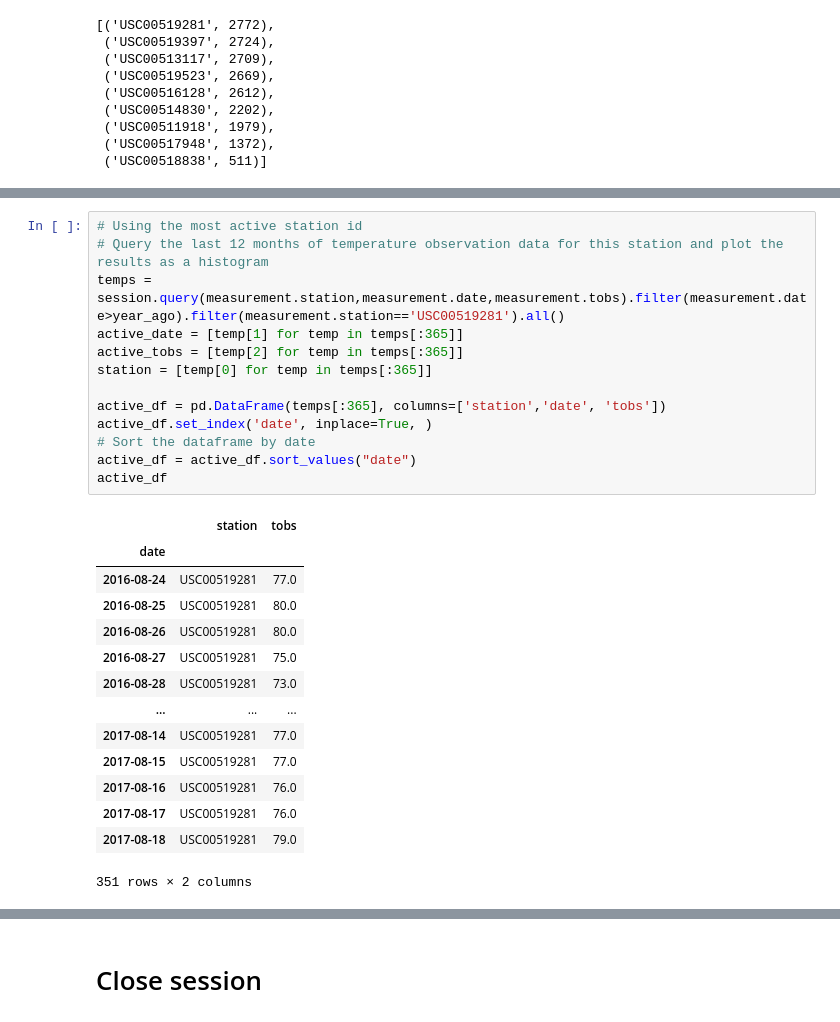
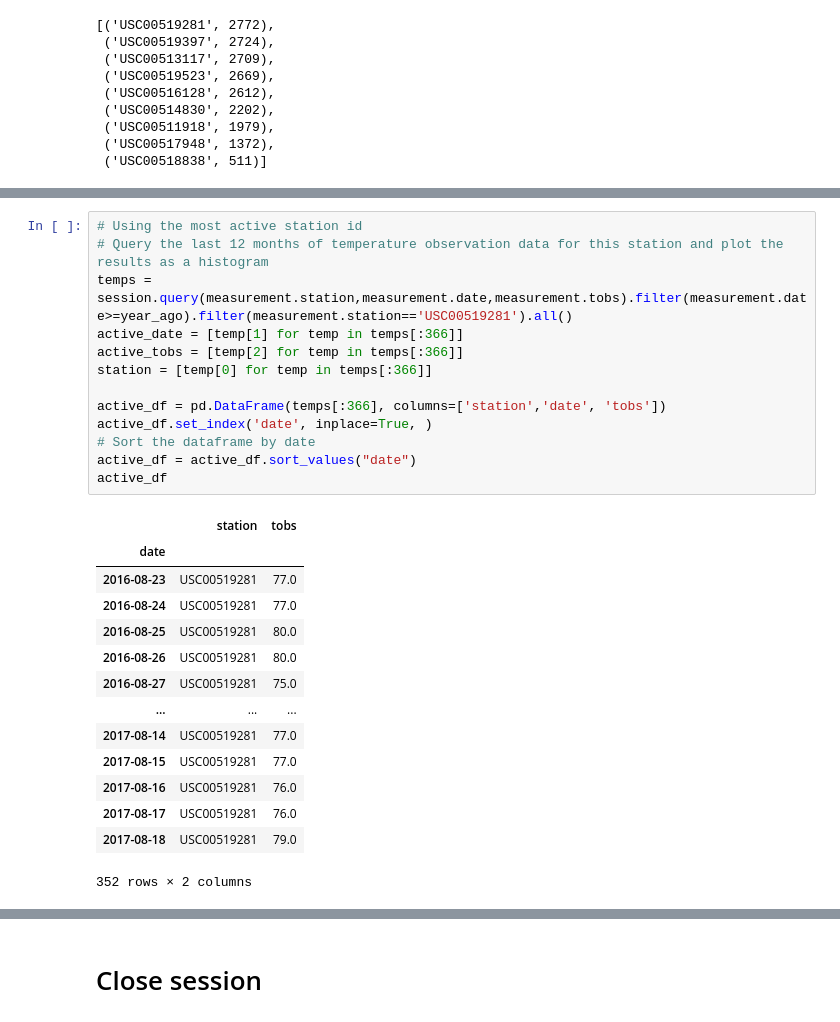
Before and after one commit to RichKirsch80/Weather-Station-Flask-and-SQLAlchemy, a Jupyter notebook: climate_starter.ipynb, the cells around one changed output, grey strips where cells are left out. Saved outputs shown, nothing was run; the diff lists cells and outputs as text.

```diff
--- a/climate_starter.ipynb
+++ b/climate_starter.ipynb
@@ -125,28 +117,28 @@ session.query(measurement.station,func.min(measurement.tobs),func.max(measuremen
 # %%
 # Using the most active station id
 # Query the last 12 months of temperature observation data for this station and plot the results as a histogram
-temps = session.query(measurement.station,measurement.date,measurement.tobs).filter(measurement.date>year_ago).filter(measurement.station=='USC00519281').all()
-active_date = [temp[1] for temp in temps[:365]]
-active_tobs = [temp[2] for temp in temps[:365]]
-station = [temp[0] for temp in temps[:365]]
+temps = session.query(measurement.station,measurement.date,measurement.tobs).filter(measurement.date>=year_ago).filter(measurement.station=='USC00519281').all()
+active_date = [temp[1] for temp in temps[:366]]
+active_tobs = [temp[2] for temp in temps[:366]]
+station = [temp[0] for temp in temps[:366]]
 
-active_df = pd.DataFrame(temps[:365], columns=['station','date', 'tobs'])
+active_df = pd.DataFrame(temps[:366], columns=['station','date', 'tobs'])
 active_df.set_index('date', inplace=True, )
 # Sort the dataframe by date
 active_df = active_df.sort_values("date")
 active_df
 # %% [output]
 |  | station | tobs |
 | date |  |  |
+| 2016-08-23 | USC00519281 | 77.0 |
 | 2016-08-24 | USC00519281 | 77.0 |
 | 2016-08-25 | USC00519281 | 80.0 |
 | 2016-08-26 | USC00519281 | 80.0 |
 | 2016-08-27 | USC00519281 | 75.0 |
-| 2016-08-28 | USC00519281 | 73.0 |
 | ... | ... | ... |
 | 2017-08-14 | USC00519281 | 77.0 |
 | 2017-08-15 | USC00519281 | 77.0 |
 | 2017-08-16 | USC00519281 | 76.0 |
 | 2017-08-17 | USC00519281 | 76.0 |
 | 2017-08-18 | USC00519281 | 79.0 |
-351 rows × 2 columns
+352 rows × 2 columns
```
Also changed, not shown: parts of 6 cells of this notebook.
